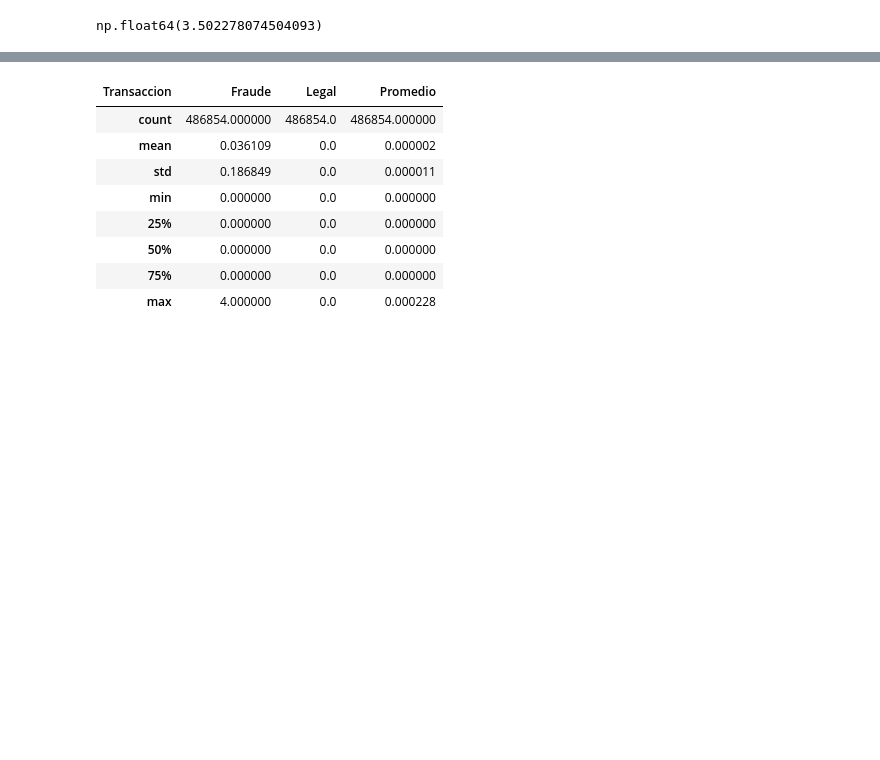
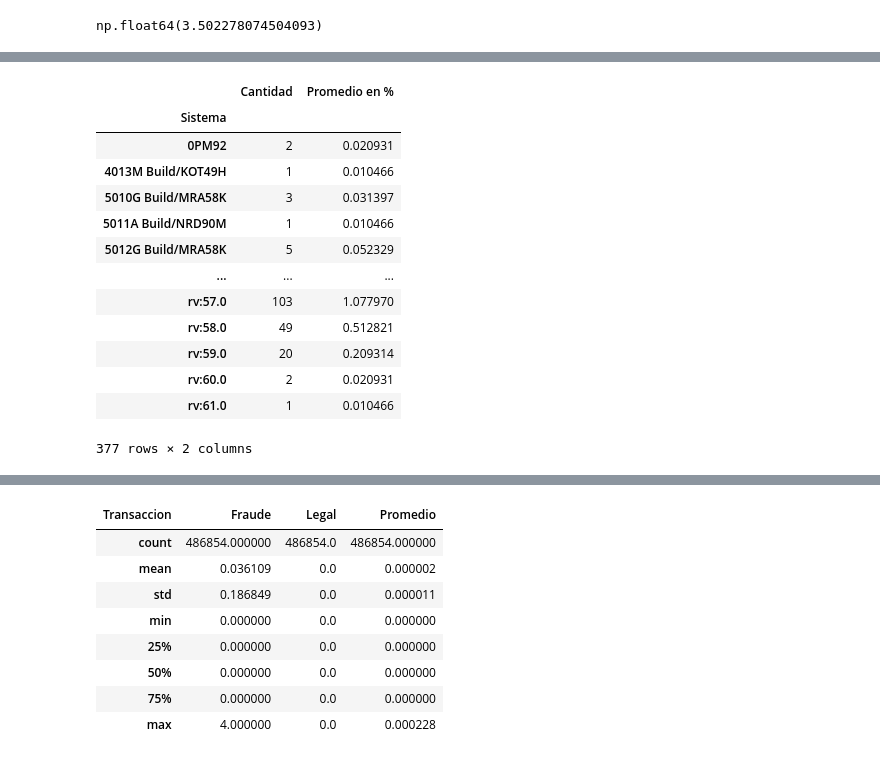
Before and after one commit to Brucejr09/Org-de-Datos-106828, a Jupyter notebook: analisis.ipynb, the cells around one changed output, grey strips where cells are left out. Cells and saved outputs as stored; diff of their text form; code cells hidden in the pictures; blank space fills up the shorter version.

```diff
--- a/analisis.ipynb
+++ b/analisis.ipynb
@@ -149,0 +205,8 @@ np.float64(3.502278074504093)
+# %%
+analisis_sistema = analisis.groupby("Sistema").count()
+# %%
+analisis_sistema = analisis_sistema.rename(columns={"Modelo":"Cantidad"})
+# %%
+analisis_sistema["Promedio en %"] = analisis_sistema["Cantidad"] * 100 / analisis_sistema["Cantidad"].sum()
+# %%
+analisis_sistema.pop("Dispositivo")
@@ -149,0 +227,17 @@ np.float64(3.502278074504093)
+# %%
+analisis_sistema
+# %% [output]
+|  | Cantidad | Promedio en % |
+| Sistema |  |  |
+| 0PM92 | 2 | 0.020931 |
+| 4013M Build/KOT49H | 1 | 0.010466 |
+| 5010G Build/MRA58K | 3 | 0.031397 |
+| 5011A Build/NRD90M | 1 | 0.010466 |
+| 5012G Build/MRA58K | 5 | 0.052329 |
+| ... | ... | ... |
+| rv:57.0 | 103 | 1.077970 |
+| rv:58.0 | 49 | 0.512821 |
+| rv:59.0 | 20 | 0.209314 |
+| rv:60.0 | 2 | 0.020931 |
+| rv:61.0 | 1 | 0.010466 |
+377 rows × 2 columns
```
Also changed, not shown: parts of 22 cells of this notebook, 1 other file.
